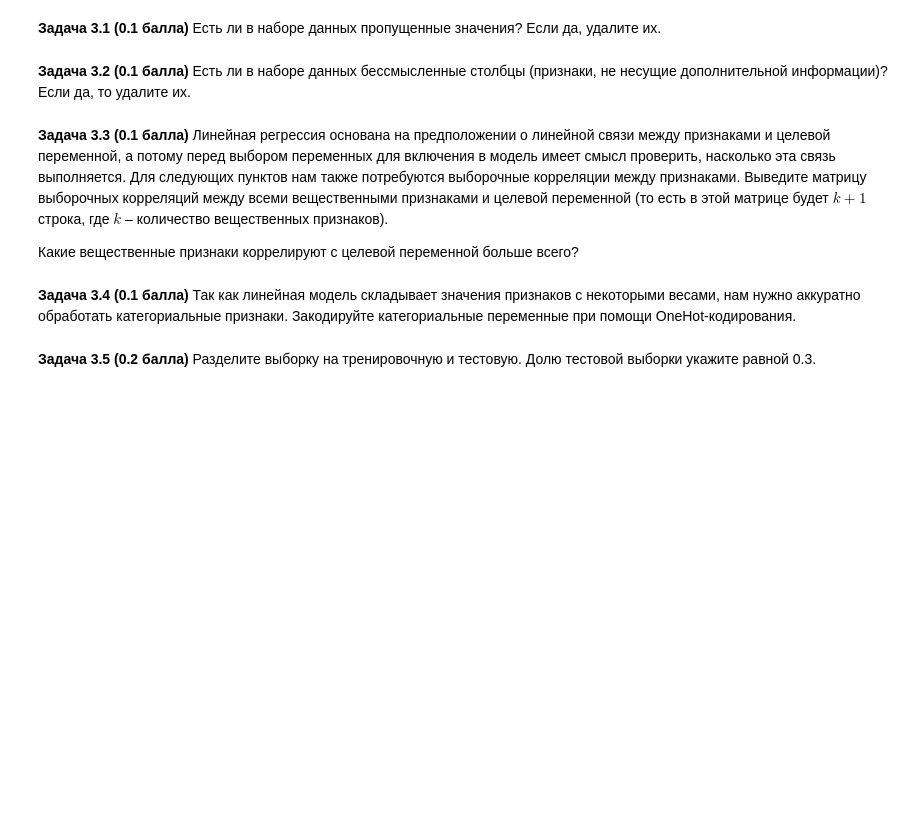
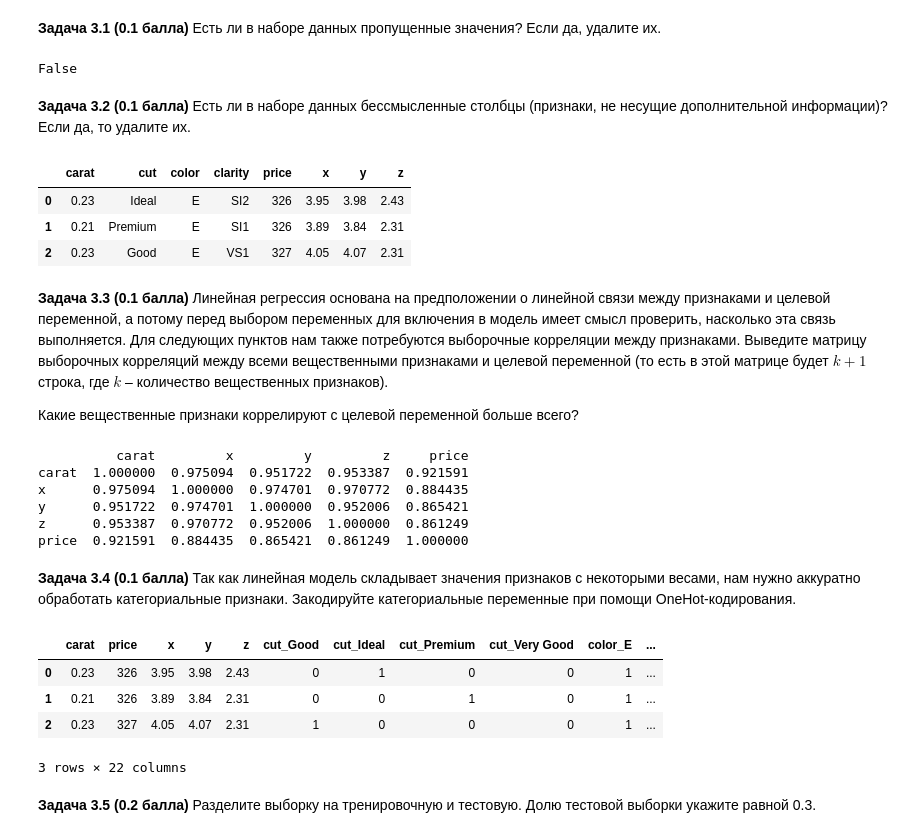
Before and after one commit to lapshinaaa/homework_machineLearning, a Jupyter notebook: hw04_knn_linreg.ipynb, the cells around one changed output. Cells and saved outputs as stored; diff of their text form; code cells hidden in the pictures; blank space fills up the shorter version.

```diff
--- a/hw04_knn_linreg.ipynb
+++ b/hw04_knn_linreg.ipynb
@@ -223,5 +313,5 @@ test_knn(KNN)
 # %%
-data = pd.read_csv('data/diamonds.csv')
+data = pd.read_csv('diamonds.csv')
 data.head(5)
 # %% [output]
 |  | Unnamed: 0 | carat | cut | color | clarity | depth | table | price | x | y | z |
@@ -234,13 +324,57 @@ data.head(5)
 Мы будем решать задачу предсказания цены бриллианта `price` в зависимости от его характеристик.
 # %% [markdown]
 **Задача 3.1 (0.1 балла)** Есть ли в наборе данных пропущенные значения? Если да, удалите их.
+# %%
+data.isnull().values.any()
+# output: False -> no missing values found
+# %% [output]
+False
 # %% [markdown]
 **Задача 3.2 (0.1 балла)** Есть ли в наборе данных бессмысленные столбцы (признаки, не несущие дополнительной информации)? Если да, то удалите их.
+# %%
+# Столбец 'Unnamed: 0' повторно нумерует все алмазы, начиная с 1. Его можно опустить, так как нумерация уже присутствует.
+# Колонка 'depth' является производной столбцов 'x', 'y', 'z' и не несёт в себе полезной информации. В любом случае,
+# значения данной колонки впоследствии можно будет восстановить вручную. Кроме того, столбец 'table' также может оказаться
+# сравнительно бесполезной характеристикой бриллианта в последующем анализе. Поэтому имеем:
+
+data.drop(['depth', 'table', 'Unnamed: 0'], axis = 1, inplace = True)
+data.head(3)
+# %% [output]
+|  | carat | cut | color | clarity | price | x | y | z |
+| 0 | 0.23 | Ideal | E | SI2 | 326 | 3.95 | 3.98 | 2.43 |
+| 1 | 0.21 | Premium | E | SI1 | 326 | 3.89 | 3.84 | 2.31 |
+| 2 | 0.23 | Good | E | VS1 | 327 | 4.05 | 4.07 | 2.31 |
 # %% [markdown]
 **Задача 3.3 (0.1 балла)** Линейная регрессия основана на предположении о линейной связи между признаками и целевой переменной, а потому перед выбором переменных для включения в модель имеет смысл проверить, насколько эта связь выполняется. Для следующих пунктов нам также потребуются выборочные корреляции между признаками. Выведите матрицу выборочных корреляций между всеми вещественными признаками и целевой переменной (то есть в этой матрице будет $k+1$ строка, где $k$ – количество вещественных признаков).
 
 Какие вещественные признаки коррелируют с целевой переменной больше всего?
+# %%
+# selecting numerical (real-valued - вещественные) features:
+selected_features = ['carat', 'x', 'y', 'z']
+
+# creating a correlation matrix:
+correlation_matrix = data[selected_features + ['price']].corr()
+print(correlation_matrix)
+
+# выведенная матрица показывается, что наиболее коррелирующими с целевой переменной признаками
+# являются: 'carat' и 'x' (длина бриллианта)
+# %% [output]
+          carat         x         y         z     price
+carat  1.000000  0.975094  0.951722  0.953387  0.921591
+x      0.975094  1.000000  0.974701  0.970772  0.884435
+y      0.951722  0.974701  1.000000  0.952006  0.865421
+z      0.953387  0.970772  0.952006  1.000000  0.861249
+price  0.921591  0.884435  0.865421  0.861249  1.000000
 # %% [markdown]
 **Задача 3.4 (0.1 балла)** Так как линейная модель складывает значения признаков с некоторыми весами, нам нужно аккуратно обработать категориальные признаки. Закодируйте категориальные переменные при помощи OneHot-кодирования.
+# %%
+data = pd.get_dummies(data, columns = ['cut', 'color', 'clarity'], drop_first = True)
+data.head(3)
+# %% [output]
+|  | carat | price | x | y | z | cut_Good | cut_Ideal | cut_Premium | cut_Very Good | color_E | ... |
+| 0 | 0.23 | 326 | 3.95 | 3.98 | 2.43 | 0 | 1 | 0 | 0 | 1 | ... |
+| 1 | 0.21 | 326 | 3.89 | 3.84 | 2.31 | 0 | 0 | 1 | 0 | 1 | ... |
+| 2 | 0.23 | 327 | 4.05 | 4.07 | 2.31 | 1 | 0 | 0 | 0 | 1 | ... |
+3 rows × 22 columns
 # %% [markdown]
 **Задача 3.5 (0.2 балла)** Разделите выборку на тренировочную и тестовую. Долю тестовой выборки укажите равной 0.3.
```
Also changed, not shown: parts of 13 cells of this notebook.
